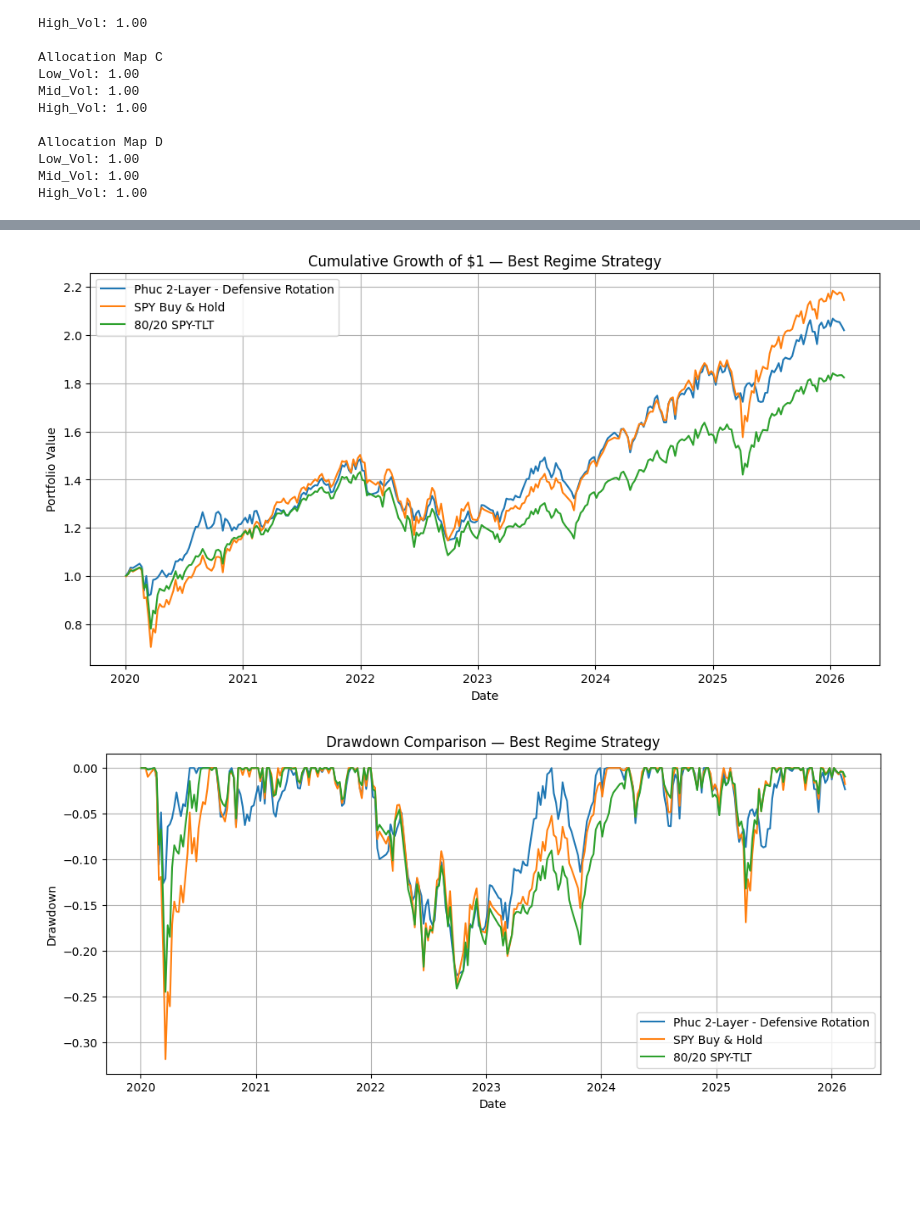
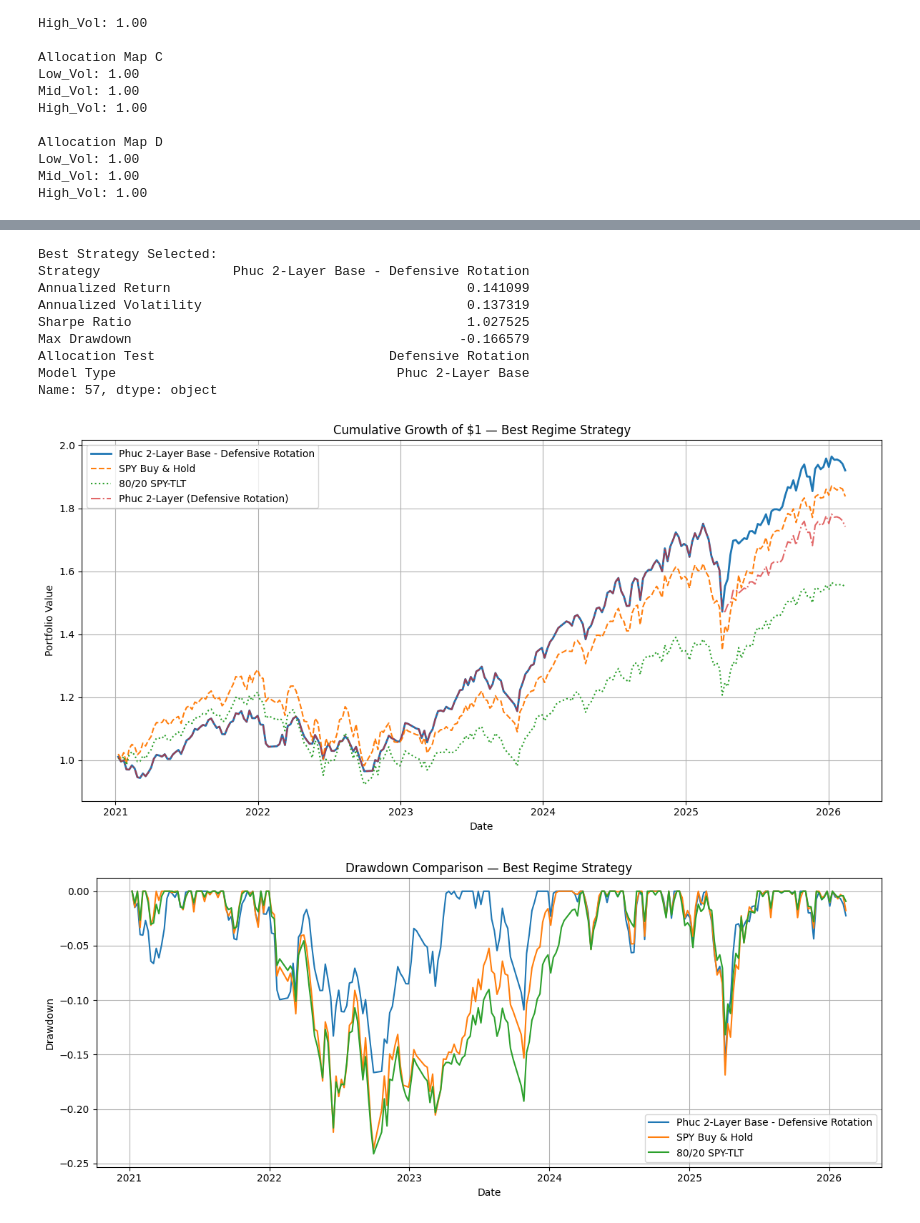
Before and after one commit to Spencer-Cheung/regime-portfolio-allocation, a Jupyter notebook: 05 - Regime Portfolio - Combined 2 Layer.ipynb, the cells around one changed output, grey strips where cells are left out. Saved outputs shown, nothing was run; the diff lists cells and outputs as text; code cells hidden in the pictures; blank space fills up the shorter version.

```diff
--- a/05 - Regime Portfolio - Combined 2 Layer.ipynb
+++ b/05 - Regime Portfolio - Combined 2 Layer.ipynb
@@ -192,0 +243,10 @@ Return columns now in backtest_df:
+# %%
+pred_val = pred_val.drop(columns=[c for c in pred_val.columns if c.endswith("_return")], errors="ignore")
+pred_test = pred_test.drop(columns=[c for c in pred_test.columns if c.endswith("_return")], errors="ignore")
+
+pred_val = pred_val.join(returns_df, how="left")
+pred_test = pred_test.join(returns_df, how="left")
+
+print("SPY_return exists:", "SPY_return" in pred_test.columns)
+print("TLT_return exists:", "TLT_return" in pred_test.columns)
+print(pred_test[["SPY_return", "TLT_return"]].head())
@@ -449,7 +529,7 @@ def run_allocation_backtest(
         if pd.isna(regime):
             return {}
         if regime not in allocation_map:
-            raise ValueError(f"Regime {regime} not found in allocation map")
+            return {}
         return allocation_map[regime]
 
     weights_df = df[signal_col].map(get_weights).apply(pd.Series).fillna(0.0)
@@ -715,34 +858,85 @@ plt.show()
 # %%
-# Pick top-ranked strategy from strategy_only_sorted
+# Pick top-ranked strategy from sorted table
 best_row = strategy_only_sorted.iloc[0]
 
 best_strategy = best_row["Strategy"]
 best_model_type = best_row["Model Type"]
 best_alloc_test = best_row["Allocation Test"]
 
+print("Best Strategy Selected:")
+print(best_row)
+
 # Map Model Type to results dictionary keys
 model_key_map = {
     "Unsupervised": "unsup",
     "Persistence": "persist",
     "Arun Direct": "arun",
-    "Phuc 2-Layer": "phuc"
+    "Phuc 2-Layer": "phuc",
+    "Phuc 2-Layer Base": "phuc_base"
 }
 
 best_key = model_key_map[best_model_type]
+
+# Retrieve best backtest dataframe
 best_bt = results[best_alloc_test][best_key][0].copy()
 
+# --- Plot ---
 plt.figure(figsize=(12, 6))
-plt.plot(best_bt.index, best_bt["strategy_growth"], label=best_strategy)
-plt.plot(best_bt.index, best_bt["spy_growth"], label="SPY Buy & Hold")
-plt.plot(best_bt.index, best_bt["growth_8020"], label="80/20 SPY-TLT")
+
+# Best strategy (main line)
+plt.plot(
+    best_bt.index,
+    best_bt["strategy_growth"],
+    label=f"{best_strategy}",
+    linewidth=2
+)
+
+# SPY benchmark
+plt.plot(
+    best_bt.index,
+    best_bt["spy_growth"],
+    label="SPY Buy & Hold",
+    linestyle="--"
+)
+
+# 80/20 benchmark
+plt.plot(
+    best_bt.index,
+    best_bt["growth_8020"],
+    label="80/20 SPY-TLT",
+    linestyle=":"
+)
+
+# --- Optional: Always show Phuc 2-Layer for comparison ---
+if "phuc" in results.get(best_alloc_test, {}):
+    phuc_bt_plot = results[best_alloc_test]["phuc"][0]
+    plt.plot(
+        phuc_bt_plot.index,
+        phuc_bt_plot["strategy_growth"],
+        label=f"Phuc 2-Layer ({best_alloc_test})",
+        linestyle="-.",
+        alpha=0.7
+    )
+
+# Formatting
 plt.title("Cumulative Growth of $1 — Best Regime Strategy")
 plt.xlabel("Date")
 plt.ylabel("Portfolio Value")
 plt.legend()
 plt.grid(True)
+plt.tight_layout()
 plt.show()
 # %% [output]
+Best Strategy Selected:
+Strategy                 Phuc 2-Layer Base - Defensive Rotation
+Annualized Return                                      0.141099
+Annualized Volatility                                  0.137319
+Sharpe Ratio                                           1.027525
+Max Drawdown                                          -0.166579
+Allocation Test                              Defensive Rotation
+Model Type                                    Phuc 2-Layer Base
+Name: 57, dtype: object
-[figure, old version]
+[figure, new version]
 # %%
 def compute_drawdown(return_series):
     growth = (1 + return_series.fillna(0)).cumprod()
@@ -762,9 +956,10 @@ plt.xlabel("Date")
 plt.ylabel("Drawdown")
 plt.legend()
 plt.grid(True)
+plt.tight_layout()
 plt.show()
 # %% [output]
-[figure, old version]
+[figure, new version]
 # %%
 def build_dynamic_allocation_map(
     train_df,
```
Also changed, not shown: parts of 20 cells of this notebook, 1 other file.
